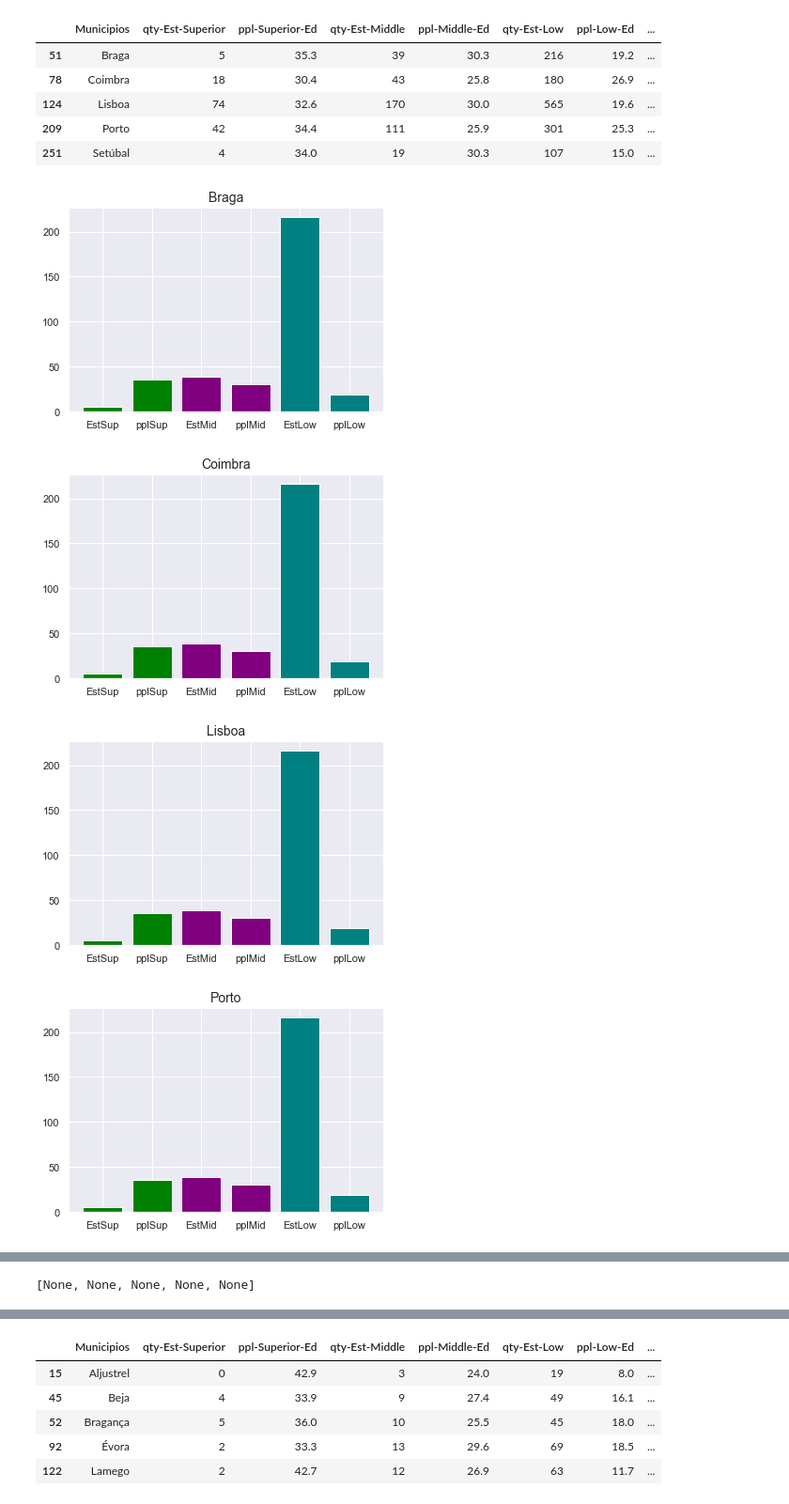
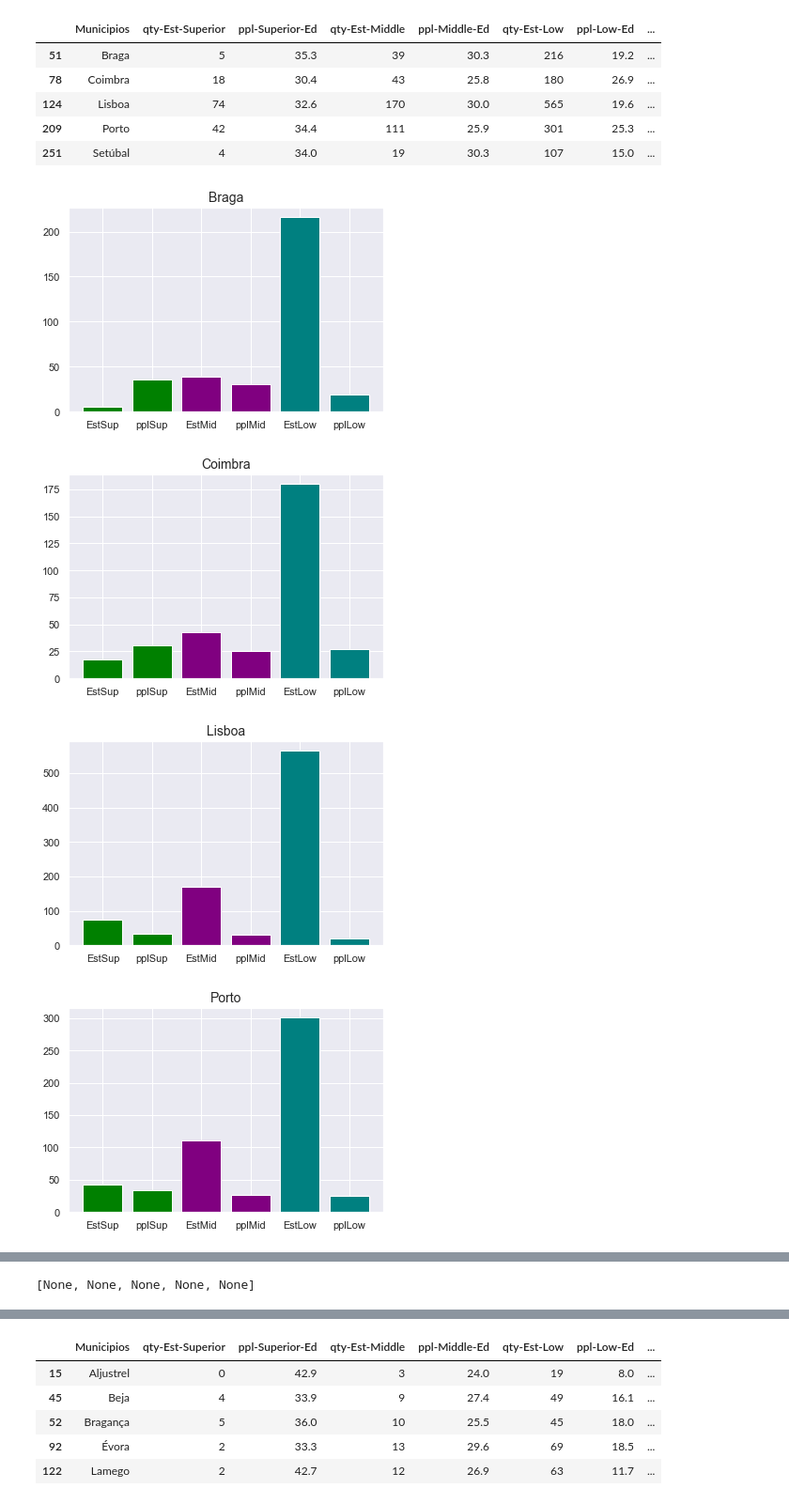
Before and after one commit to hjoaquim/psn-fs-js-hj, a Jupyter notebook: projeto-final.ipynb, the cells around one changed output, grey strips where cells are left out. Shown: that part at 94% size. Saved outputs shown, nothing was run; the diff lists cells and outputs as text; code cells hidden in the pictures.

Commit message:
update plot build functions

```diff
--- a/projeto-final.ipynb
+++ b/projeto-final.ipynb
@@ -184,18 +184,18 @@ dfLitoral
 | 209 | Porto | 42 | 34.4 | 111 | 25.9 | 301 | 25.3 | ... |
 | 251 | Setúbal | 4 | 34.0 | 19 | 30.3 | 107 | 15.0 | ... |
 # %%
-def makePlot(countyName, x):
-    colsToDelete = ['geometry', 'Distrito', 'Municipios']
+def makePlot(countyName, x, delCols):
     y = dfLitoral[dfLitoral['Municipios']==countyName].copy().drop(labels=colsToDelete, axis=1).values.tolist()[0]
 
     New_Colors = ['green','green','purple','purple','teal','teal']
-    plt.title(countyName, fontsize=14);plt.bar(xLit, yLit, color=New_Colors)
+    plt.title(countyName, fontsize=14);plt.bar(x, y, color=New_Colors)
     plt.grid(True); plt.show()
 # %%
+colsToDelete = ['geometry', 'Distrito', 'Municipios']
 features = ['EstSup', 'pplSup', 'EstMid', 'pplMid', 'EstLow', 'pplLow']
-[makePlot(a, features) for a in dfLitoral['Municipios'].tolist()]
+[makePlot(a, features, colsToDelete) for a in dfLitoral['Municipios'].tolist()]
 # %% [output]
 [figure]
-[figure, old version]
+[figure, new version]
-[figure, old version]
+[figure, new version]
-[figure, old version]
+[figure, new version]
```
Also changed, not shown: parts of 3 cells of this notebook.
